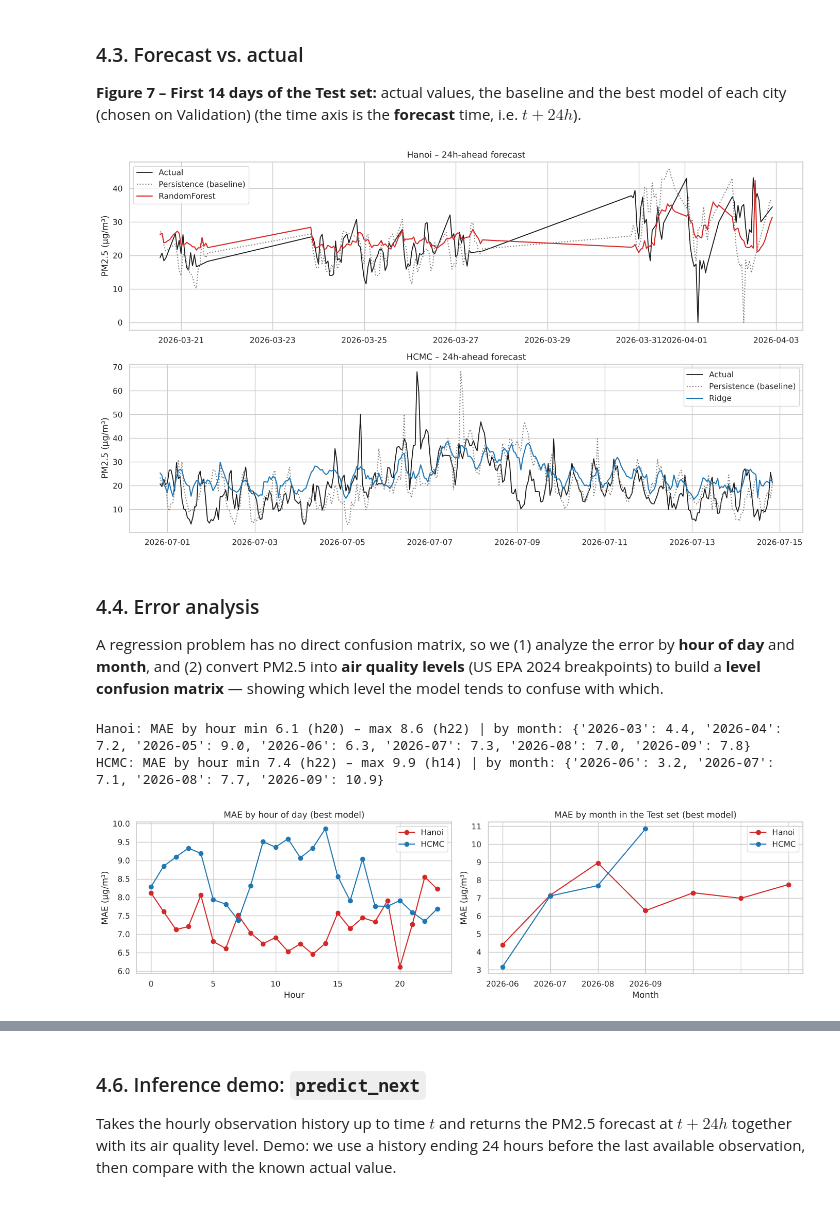
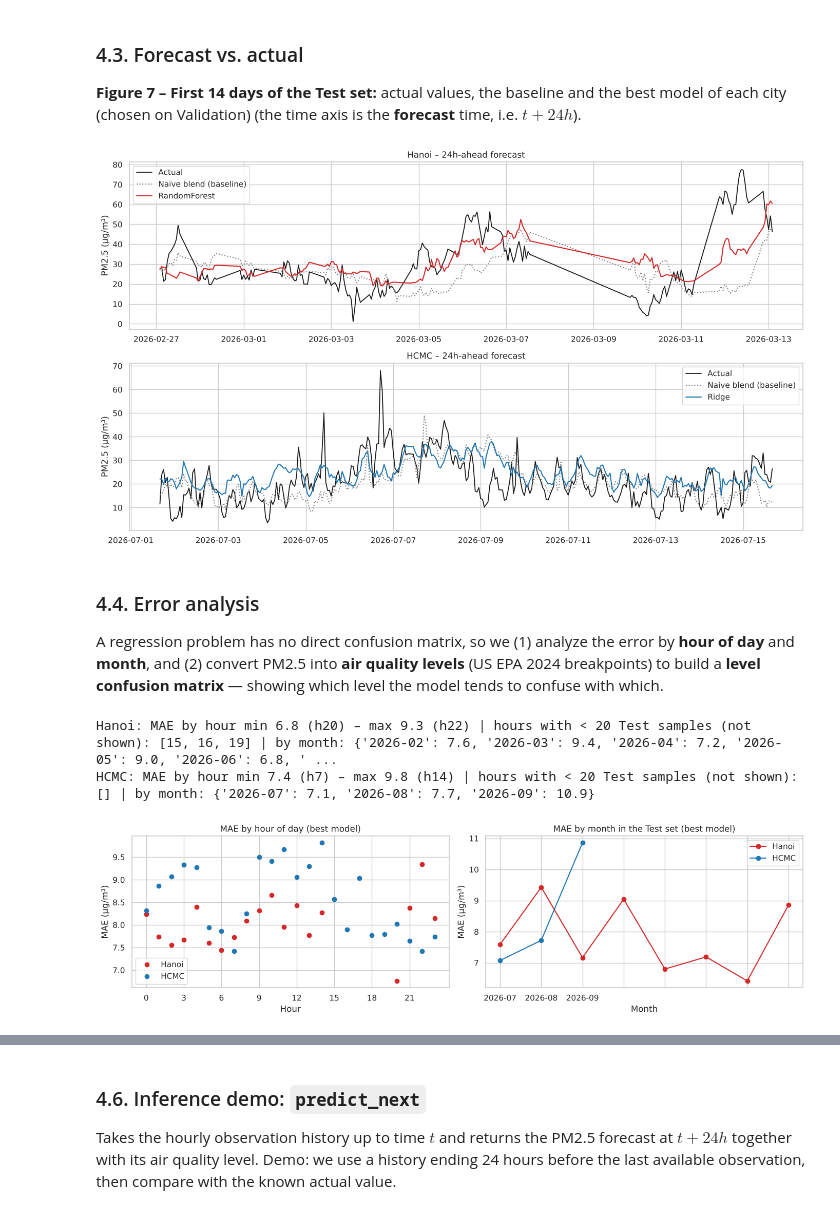
Before and after one commit to perckgg/NTLT, a Jupyter notebook: 03_TimeSeries/result/03_TimeSeries_Air_Quality_executed.ipynb, the cells around one changed output, grey strips where cells are left out. Drawn from its saved outputs; the diff is of its cells as text; code cells hidden in the pictures.

```diff
--- a/03_TimeSeries/result/03_TimeSeries_Air_Quality_executed.ipynb
+++ b/03_TimeSeries/result/03_TimeSeries_Air_Quality_executed.ipynb
@@ -438,9 +445,9 @@ def build_features(df, city, horizon=HORIZON):
 
 
 def make_dataset(df, city, horizon=HORIZON):
-    """Add target = pm25(t + horizon); keep only samples with a target and a current value."""
+    """Add target = measured pm25_raw(t + horizon); keep only samples with a target and a current value."""
     X = build_features(df, city, horizon)
-    X[TARGET] = df['pm25'].shift(-horizon)
+    X[TARGET] = df['pm25_raw'].shift(-horizon)
     return X.dropna(subset=[TARGET, 'pm25_lag_0'])
 
 
@@ -683,13 +743,14 @@ The **best model of each city is chosen on the Validation set** (lowest Validati
 so the Test set is used only for reporting and the error analysis below is not biased by model selection.
 # %%
 test_results = pd.concat([f.evaluate_on_test() for f in forecasters.values()], ignore_index=True)
-base_mae = test_results[test_results.model == 'Persistence (baseline)'].set_index('city')['MAE']
-test_results['MAE reduction vs baseline'] = test_results.apply(lambda r: 1 - r['MAE'] / base_mae[r['city']], axis=1)
+for ref, col in [('Persistence (baseline)', 'MAE vs Persistence'), ('Naive blend (baseline)', 'MAE vs Naive blend')]:
+    ref_mae = test_results[test_results.model == ref].set_index('city')['MAE']
+    test_results[col] = test_results.apply(lambda r: 1 - r['MAE'] / ref_mae[r['city']], axis=1)
 display(test_results.set_index(['city', 'model']).style.format(
-    {'MAE': '{:.2f}', 'RMSE': '{:.2f}', 'R2': '{:.3f}', 'MAE reduction vs baseline': '{:+.1%}'}))
+    {'MAE': '{:.2f}', 'RMSE': '{:.2f}', 'R2': '{:.3f}', 'MAE vs Persistence': '{:+.1%}', 'MAE vs Naive blend': '{:+.1%}'}))
 print('Test:', {c: f.test.index.min().strftime('%Y-%m-%d') + ' → ' + f.test.index.max().strftime('%Y-%m-%d')
                 for c, f in forecasters.items()})
-ml_val = val_results[val_results.model != 'Persistence (baseline)']
+ml_val = val_results[~val_results.model.isin(BASELINES)]
 best_model = ml_val.loc[ml_val.groupby('city')['MAE'].idxmin()].set_index('city')['model']
 print('Best model (chosen on Validation):', best_model.to_dict())
 # %% [output]
@@ -715,9 +781,10 @@ sns.barplot(data=test_results, x='model', y='MAE', hue='city', order=MODEL_ORDER
             hue_order=list(CITY_FILES), palette=CITY_COLORS, ax=ax)
 for container, city in zip(ax.containers, CITY_FILES):
     sub = test_results[test_results.city == city].set_index('model')
-    ax.bar_label(container, labels=[f"{sub.loc[m, 'MAE reduction vs baseline']:+.0%}" for m in MODEL_ORDER],
-                 fontsize=9, padding=2)
-ax.set(title='Test MAE (lower is better)', xlabel='', ylabel='MAE (µg/m³)')
+    ax.bar_label(container, labels=[f"{sub.loc[m, 'MAE vs Naive blend']:+.1%}" for m in MODEL_ORDER],
+                 fontsize=8, padding=2)
+ax.set(title='Test MAE (lower is better). Labels: MAE reduction vs. Naive blend (+ = better)', xlabel='', ylabel='MAE (µg/m³)')
+ax.tick_params(axis='x', labelrotation=15)
 ax.set_ylim(0, test_results['MAE'].max() * 1.25)
 ax.legend(title='', loc='upper center', ncol=2)
 plt.show()
@@ -747,40 +822,45 @@ for ax, (city, f) in zip(axes, forecasters.items()):
     w = p.loc[: p.index.min() + pd.Timedelta(days=14)]
     target_time = w.index + pd.Timedelta(hours=HORIZON)
     ax.plot(target_time, w['actual'], color='k', lw=1.3, label='Actual')
-    ax.plot(target_time, w['Persistence (baseline)'], color='gray', ls=':', label='Persistence (baseline)')
+    ax.plot(target_time, w['Naive blend (baseline)'], color='gray', ls=':', label='Naive blend (baseline)')
     ax.plot(target_time, w[best_model[city]], color=CITY_COLORS[city], label=best_model[city])
     ax.set(title=f'{city} – 24h-ahead forecast', ylabel='PM2.5 (µg/m³)')
     ax.legend()
 plt.tight_layout()
 plt.show()
 # %% [output]
-[figure, old version]
+[figure, new version]
 # %% [markdown]
 ### 4.4. Error analysis
 A regression problem has no direct confusion matrix, so we (1) analyze the error by **hour of day** and **month**, and
 (2) convert PM2.5 into **air quality levels** (US EPA 2024 breakpoints) to build a **level confusion matrix** —
 showing which level the model tends to confuse with which.
 # %%
+MIN_SAMPLES = 20   # hours/months with fewer Test samples are not shown (too noisy)
 fig, axes = plt.subplots(1, 2, figsize=(14, 4))
 for city, f in forecasters.items():
     p = f.test_predictions
     err = (p[best_model[city]] - p['actual']).abs()
     t = p.index + pd.Timedelta(hours=HORIZON)
-    err.groupby(t.hour).mean().plot(ax=axes[0], marker='o', color=CITY_COLORS[city], label=city)
-    by_hour, by_month = err.groupby(t.hour).mean(), err.groupby(t.strftime('%Y-%m')).mean()
+    hour_stats = err.groupby(t.hour).agg(['mean', 'size'])
+    by_hour = hour_stats.loc[hour_stats['size'] >= MIN_SAMPLES, 'mean']
+    by_month = err.groupby(t.strftime('%Y-%m')).agg(['mean', 'size']).query('size >= @MIN_SAMPLES')['mean']
+    by_hour.plot(ax=axes[0], marker='o', ls='', color=CITY_COLORS[city], label=city)
     by_month.plot(ax=axes[1], marker='o', color=CITY_COLORS[city], label=city)
+    sparse = hour_stats.index[hour_stats['size'] < MIN_SAMPLES].tolist()
     print(f'{city}: MAE by hour min {by_hour.min():.1f} (h{by_hour.idxmin()}) – max {by_hour.max():.1f} '
-          f'(h{by_hour.idxmax()}) | by month: {by_month.round(1).to_dict()}')
-axes[0].set(title='MAE by hour of day (best model)', xlabel='Hour', ylabel='MAE (µg/m³)')
+          f'(h{by_hour.idxmax()}) | hours with < {MIN_SAMPLES} Test samples (not shown): {sparse} '
+          f'| by month: {by_month.round(1).to_dict()}')
+axes[0].set(title='MAE by hour of day (best model)', xlabel='Hour', ylabel='MAE (µg/m³)', xticks=range(0, 24, 3))
 axes[1].set(title='MAE by month in the Test set (best model)', xlabel='Month', ylabel='MAE (µg/m³)')
 for ax in axes:
     ax.legend()
 plt.tight_layout()
 plt.show()
 # %% [output]
-Hanoi: MAE by hour min 6.1 (h20) – max 8.6 (h22) | by month: {'2026-03': 4.4, '2026-04': 7.2, '2026-05': 9.0, '2026-06': 6.3, '2026-07': 7.3, '2026-08': 7.0, '2026-09': 7.8}
-HCMC: MAE by hour min 7.4 (h22) – max 9.9 (h14) | by month: {'2026-06': 3.2, '2026-07': 7.1, '2026-08': 7.7, '2026-09': 10.9}
+Hanoi: MAE by hour min 6.8 (h20) – max 9.3 (h22) | hours with < 20 Test samples (not shown): [15, 16, 19] | by month: {'2026-02': 7.6, '2026-03': 9.4, '2026-04': 7.2, '2026-05': 9.0, '2026-06': 6.8, ' ...
+HCMC: MAE by hour min 7.4 (h7) – max 9.8 (h14) | hours with < 20 Test samples (not shown): [] | by month: {'2026-07': 7.1, '2026-08': 7.7, '2026-09': 10.9}
-[figure, old version]
+[figure, new version]
 # %%
 AQI_BINS = [-np.inf, 9.0, 35.4, 55.4, 125.4, np.inf]
 AQI_LABELS = ['Good', 'Moderate', 'USG', 'Unhealthy', 'Very unhealthy+']
```
Also changed, not shown: parts of 29 cells of this notebook, 15 other files.
